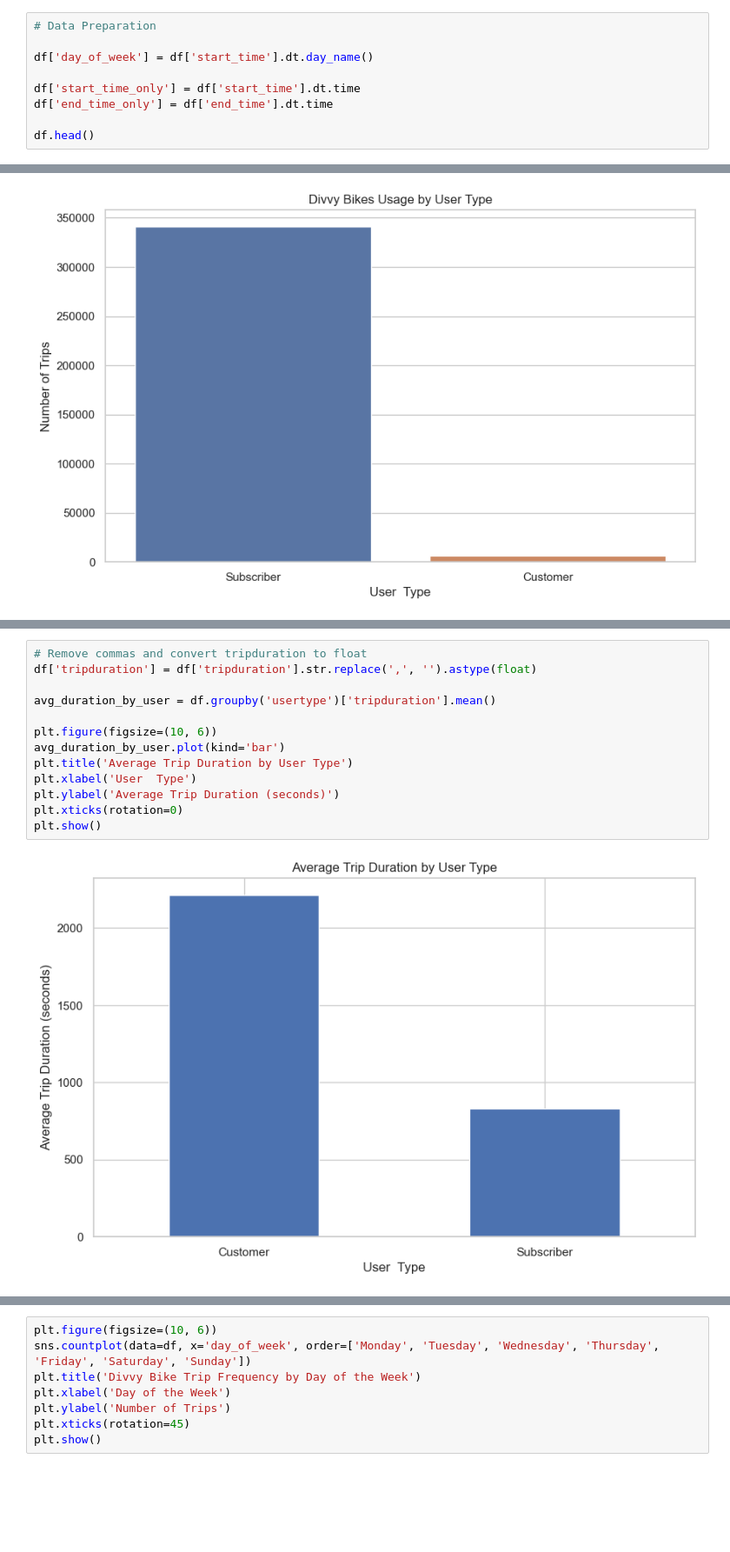
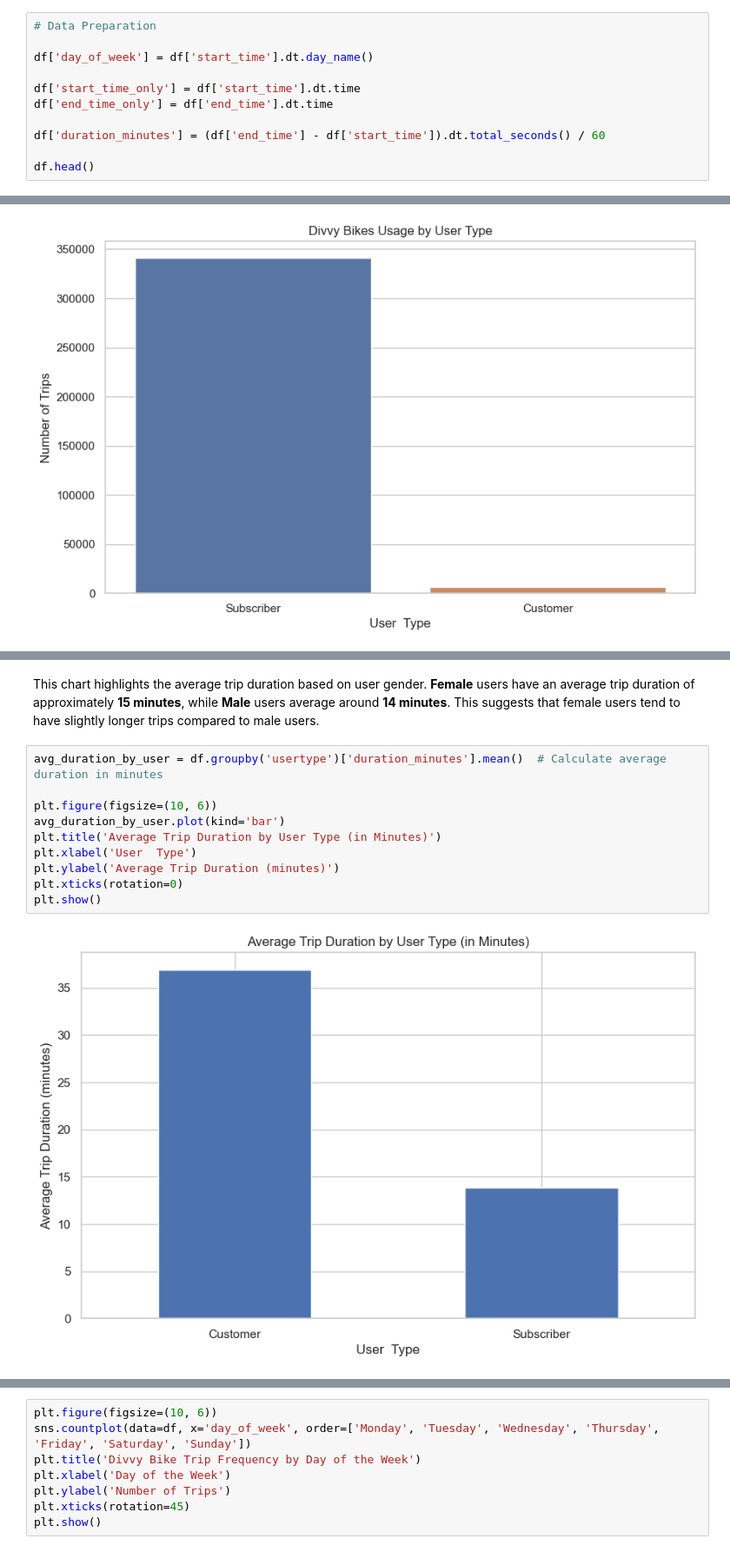
Before and after one commit to Galal-Abdelaziz/PFDA-project, a Jupyter notebook: project.ipynb, the cells around one changed output, grey strips where cells are left out. Shown at 87% size. Cells and saved outputs as stored; diff of their text form; blank space fills up the shorter version.

Commit message:
improving plots, adding new ones, analysis

```diff
--- a/project.ipynb
+++ b/project.ipynb
@@ -149,6 +163,8 @@ df['day_of_week'] = df['start_time'].dt.day_name()
 df['start_time_only'] = df['start_time'].dt.time
 df['end_time_only'] = df['end_time'].dt.time
 
+df['duration_minutes'] = (df['end_time'] - df['start_time']).dt.total_seconds() / 60
+
 df.head()
 # %% [output]
 |  | trip_id | start_time | end_time | bikeid | tripduration | from_station_id | from_station_name | ... |
@@ -246,15 +274,14 @@ This bar chart highlights the distribution of Divvy bike trips based on user typ
+# %% [markdown]
+This chart highlights the average trip duration based on user gender. **Female** users have an average trip duration of approximately **15 minutes**, while **Male** users average around **14 minutes**. This suggests that female users tend to have slightly longer trips compared to male users.
 # %%
-# Remove commas and convert tripduration to float
-df['tripduration'] = df['tripduration'].str.replace(',', '').astype(float)
-
-avg_duration_by_user = df.groupby('usertype')['tripduration'].mean()
+avg_duration_by_user = df.groupby('usertype')['duration_minutes'].mean()  # Calculate average duration in minutes
 
 plt.figure(figsize=(10, 6))
 avg_duration_by_user.plot(kind='bar')
-plt.title('Average Trip Duration by User Type')
+plt.title('Average Trip Duration by User Type (in Minutes)')
 plt.xlabel('User  Type')
-plt.ylabel('Average Trip Duration (seconds)')
+plt.ylabel('Average Trip Duration (minutes)')
 plt.xticks(rotation=0)
 plt.show()
 # %% [output]
-[figure, old version]
+[figure, new version]
```
Also changed, not shown: parts of 11 cells of this notebook.
